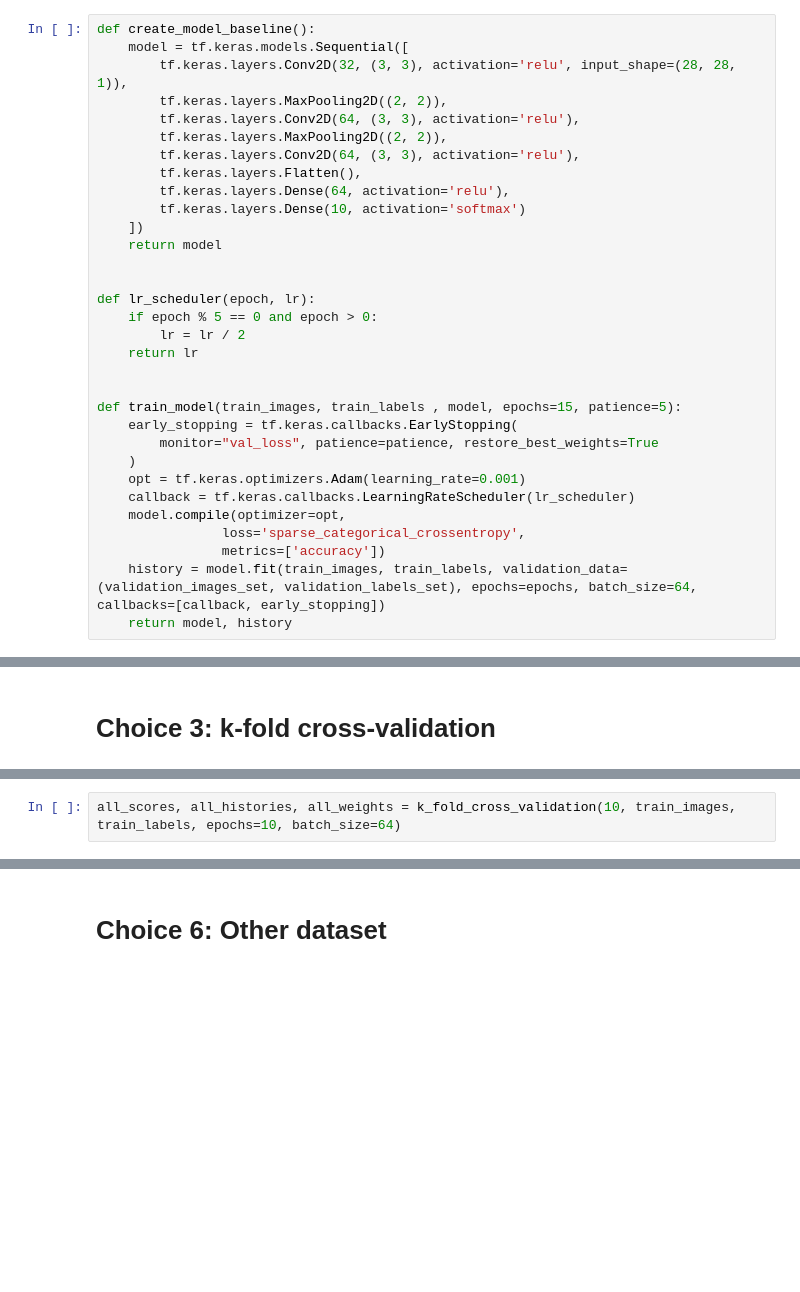
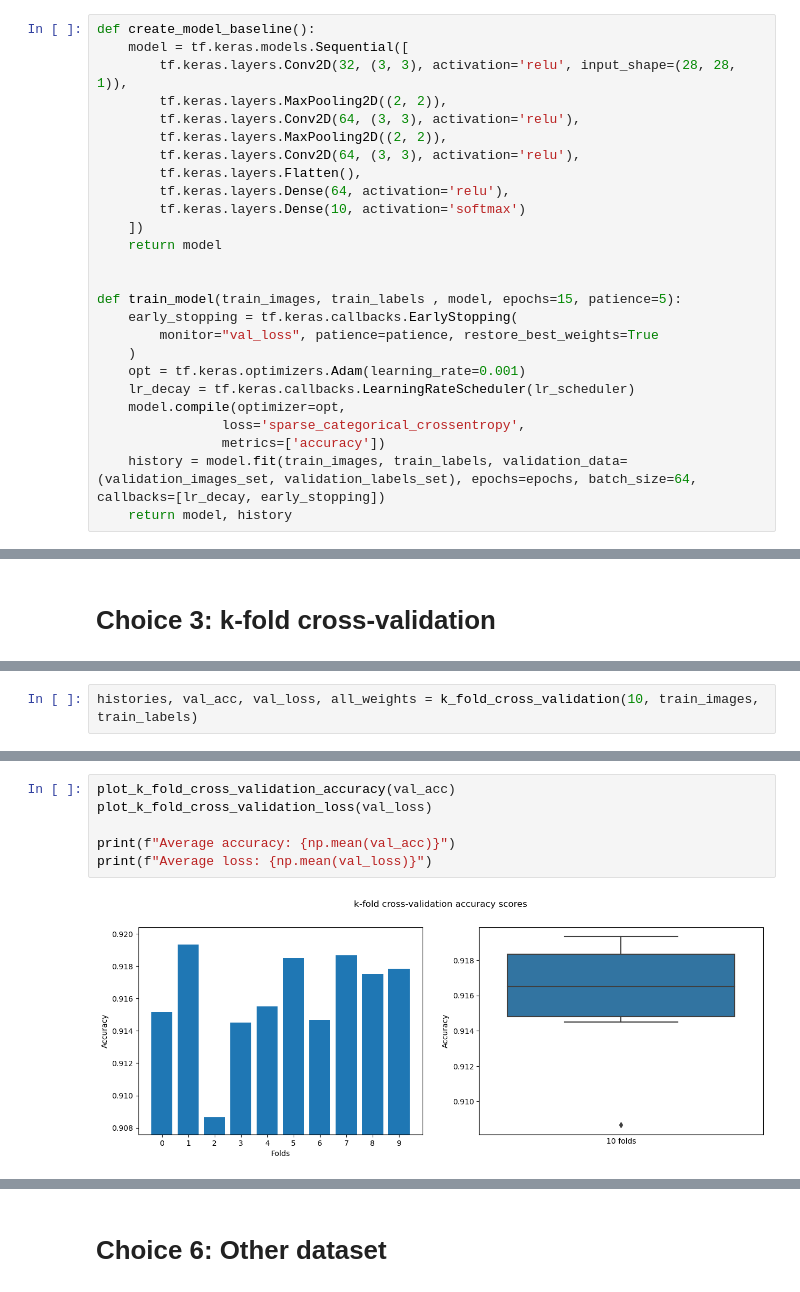
Before and after one commit to FunnyPocketBook/infocv, a Jupyter notebook: ass4/main.ipynb, the cells around one changed output, grey strips where cells are left out. Cells and saved outputs as stored; diff of their text form; blank space fills up the shorter version.

Commit message:
Fix kfold, update variant 4 weights

```diff
--- a/ass4/main.ipynb
+++ b/ass4/main.ipynb
@@ -107,22 +119,16 @@ def create_model_baseline():
     return model
 
 
-def lr_scheduler(epoch, lr):
-    if epoch % 5 == 0 and epoch > 0:
-        lr = lr / 2
-    return lr
-
-
 def train_model(train_images, train_labels , model, epochs=15, patience=5):
     early_stopping = tf.keras.callbacks.EarlyStopping(
         monitor="val_loss", patience=patience, restore_best_weights=True
     )
     opt = tf.keras.optimizers.Adam(learning_rate=0.001)
-    callback = tf.keras.callbacks.LearningRateScheduler(lr_scheduler)
+    lr_decay = tf.keras.callbacks.LearningRateScheduler(lr_scheduler)
     model.compile(optimizer=opt,
                 loss='sparse_categorical_crossentropy',
                 metrics=['accuracy'])
-    history = model.fit(train_images, train_labels, validation_data=(validation_images_set, validation_labels_set), epochs=epochs, batch_size=64, callbacks=[callback, early_stopping])
+    history = model.fit(train_images, train_labels, validation_data=(validation_images_set, validation_labels_set), epochs=epochs, batch_size=64, callbacks=[lr_decay, early_stopping])
     return model, history
 # %% [markdown]
 ### Baseline model
@@ -485,3 +526,3 @@ def k_fold_cross_validation(k, train_images, train_labels, create_model=create_m
 # %%
-all_scores, all_histories, all_weights = k_fold_cross_validation(10, train_images, train_labels, epochs=10, batch_size=64)
+histories, val_acc, val_loss, all_weights = k_fold_cross_validation(10, train_images, train_labels)
 # %% [output]
@@ -541,0 +579,8 @@ accuracy: 10.00%
+# %%
+plot_k_fold_cross_validation_accuracy(val_acc)
+plot_k_fold_cross_validation_loss(val_loss)
+
+print(f"Average accuracy: {np.mean(val_acc)}")
+print(f"Average loss: {np.mean(val_loss)}")
+# %% [output]
+[figure, added]
```
Also changed, not shown: parts of 9 cells of this notebook, 5 other files.
